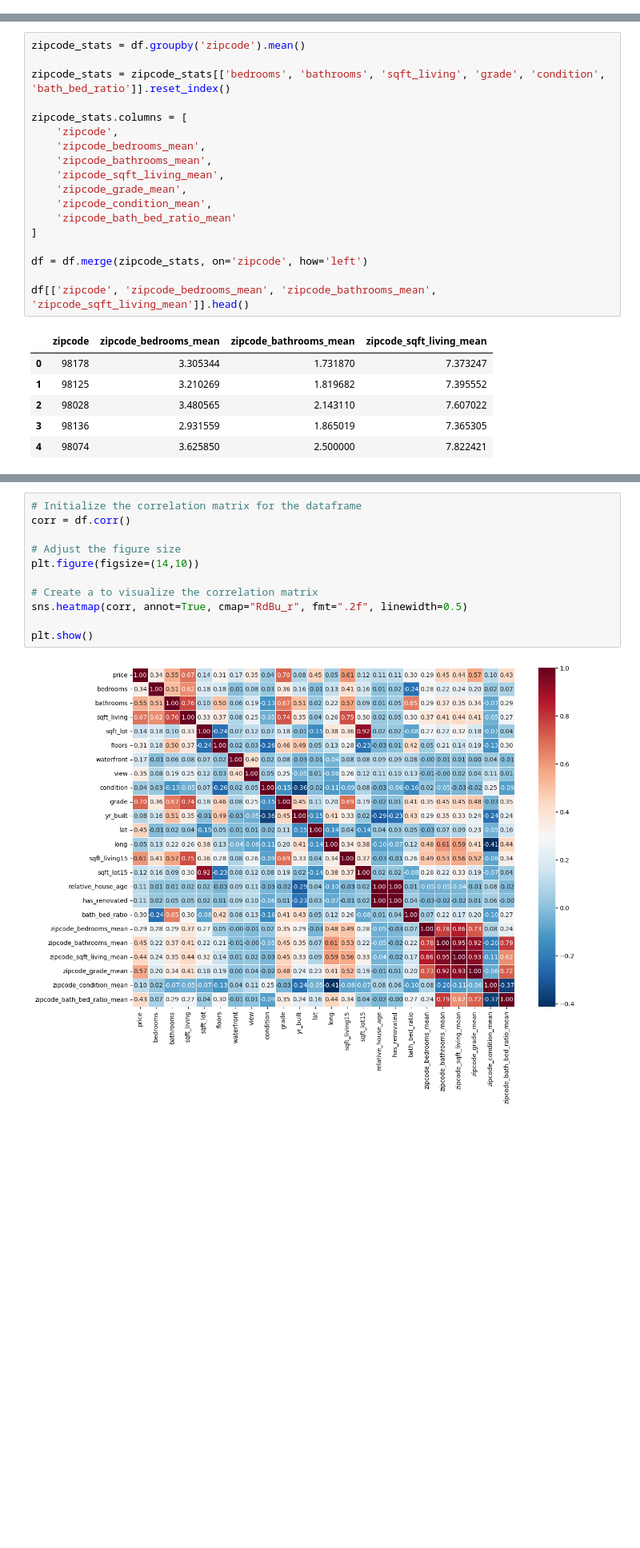
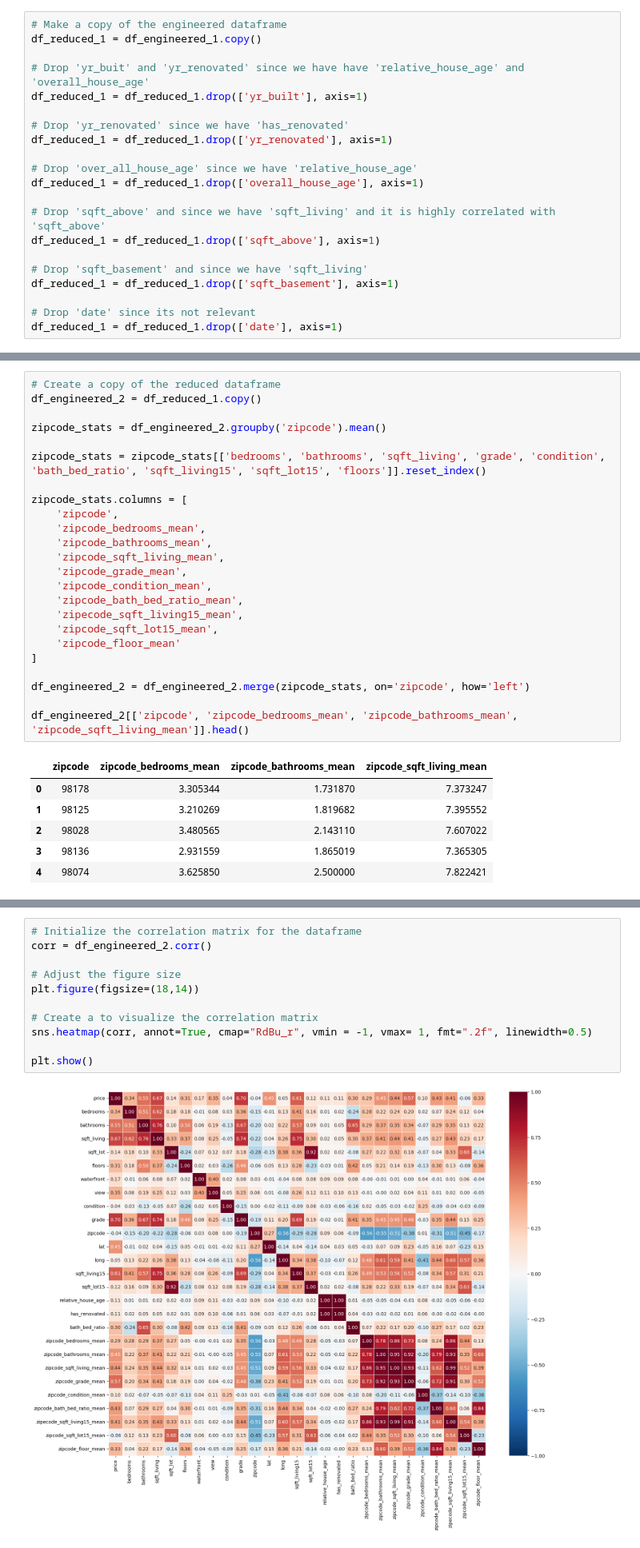
Before and after one commit to alexmakh12/fall23-cs577-project, a Jupyter notebook: src/models/main.ipynb, the cells around one changed output, grey strips where cells are left out. Shown at 80% size. Cells and saved outputs as stored; diff of their text form; blank space fills up the shorter version.

```diff
--- a/src/models/main.ipynb
+++ b/src/models/main.ipynb
@@ -584,5 +600,26 @@ dtype: int64
 <span style="color: Orange;">TODO: Documentation Diagnose for correlations between variables and determine independent and dependent variables</span>
 <br></br>
 <span style="color: Orange;">TODO: More correlation visualizations</span>
+# %%
+# Make a copy of the engineered dataframe
+df_reduced_1 = df_engineered_1.copy()
+
+# Drop 'yr_buit' and 'yr_renovated' since we have have 'relative_house_age' and 'overall_house_age'
+df_reduced_1 = df_reduced_1.drop(['yr_built'], axis=1)
+
+# Drop 'yr_renovated' since we have 'has_renovated'
+df_reduced_1 = df_reduced_1.drop(['yr_renovated'], axis=1)
+
+# Drop 'over_all_house_age' since we have 'relative_house_age'
+df_reduced_1 = df_reduced_1.drop(['overall_house_age'], axis=1)
+
+# Drop 'sqft_above' and since we have 'sqft_living' and it is highly correlated with 'sqft_above'
+df_reduced_1 = df_reduced_1.drop(['sqft_above'], axis=1)
+
+# Drop 'sqft_basement' and since we have 'sqft_living'
+df_reduced_1 = df_reduced_1.drop(['sqft_basement'], axis=1)
+
+# Drop 'date' since its not relevant
+df_reduced_1 = df_reduced_1.drop(['date'], axis=1)
 # %%
 # Initialize the correlation matrix for the dataframe
@@ -612,9 +649,12 @@ plt.show()
 # %% [output]
 [figure]
 # %%
-zipcode_stats = df.groupby('zipcode').mean()
+# Create a copy of the reduced dataframe
+df_engineered_2 = df_reduced_1.copy()
 
-zipcode_stats = zipcode_stats[['bedrooms', 'bathrooms', 'sqft_living', 'grade', 'condition', 'bath_bed_ratio']].reset_index()
+zipcode_stats = df_engineered_2.groupby('zipcode').mean()
+
+zipcode_stats = zipcode_stats[['bedrooms', 'bathrooms', 'sqft_living', 'grade', 'condition', 'bath_bed_ratio', 'sqft_living15', 'sqft_lot15', 'floors']].reset_index()
 
 zipcode_stats.columns = [
     'zipcode',
@@ -623,12 +663,15 @@ zipcode_stats.columns = [
     'zipcode_sqft_living_mean',
     'zipcode_grade_mean',
     'zipcode_condition_mean',
-    'zipcode_bath_bed_ratio_mean'
+    'zipcode_bath_bed_ratio_mean',
+    'zipecode_sqft_living15_mean',
+    'zipcode_sqft_lot15_mean',
+    'zipcode_floor_mean'
 ]
 
-df = df.merge(zipcode_stats, on='zipcode', how='left')
+df_engineered_2 = df_engineered_2.merge(zipcode_stats, on='zipcode', how='left')
 
-df[['zipcode', 'zipcode_bedrooms_mean', 'zipcode_bathrooms_mean', 'zipcode_sqft_living_mean']].head()
+df_engineered_2[['zipcode', 'zipcode_bedrooms_mean', 'zipcode_bathrooms_mean', 'zipcode_sqft_living_mean']].head()
 # %% [output]
 |  | zipcode | zipcode_bedrooms_mean | zipcode_bathrooms_mean | zipcode_sqft_living_mean |
 | 0 | 98178 | 3.305344 | 1.731870 | 7.373247 |
@@ -672,13 +697,13 @@ df = df.drop(['zipcode'], axis=1)
 # %%
 # Initialize the correlation matrix for the dataframe
-corr = df.corr()
+corr = df_engineered_2.corr()
 
 # Adjust the figure size
-plt.figure(figsize=(14,10))
+plt.figure(figsize=(18,14))
 
 # Create a to visualize the correlation matrix
-sns.heatmap(corr, annot=True, cmap="RdBu_r", fmt=".2f", linewidth=0.5)
+sns.heatmap(corr, annot=True, cmap="RdBu_r", vmin = -1, vmax= 1, fmt=".2f", linewidth=0.5)
 
 plt.show()
 # %% [output]
-[figure, old version]
+[figure, new version]
```
Also changed, not shown: parts of 14 cells of this notebook.
